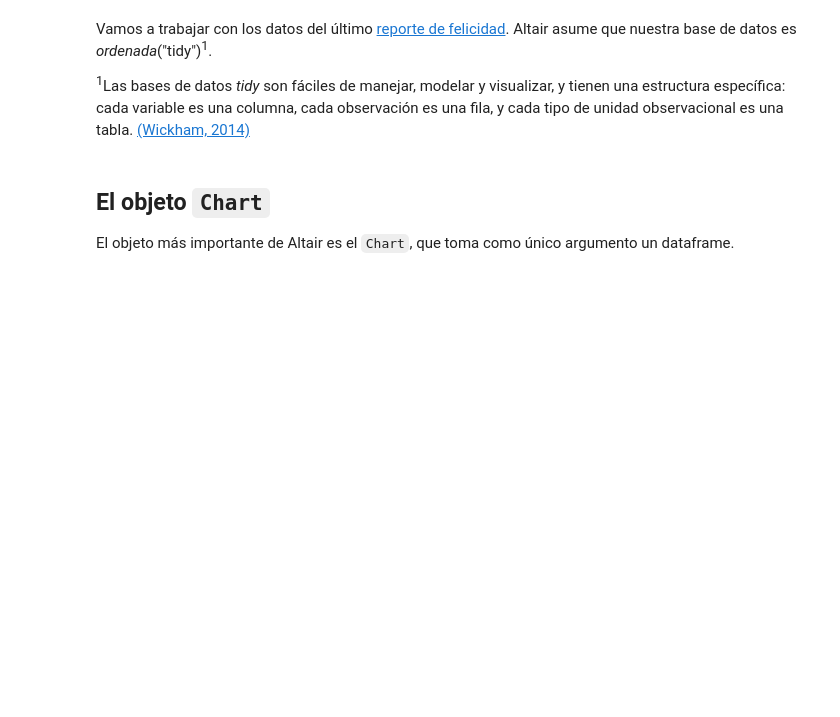
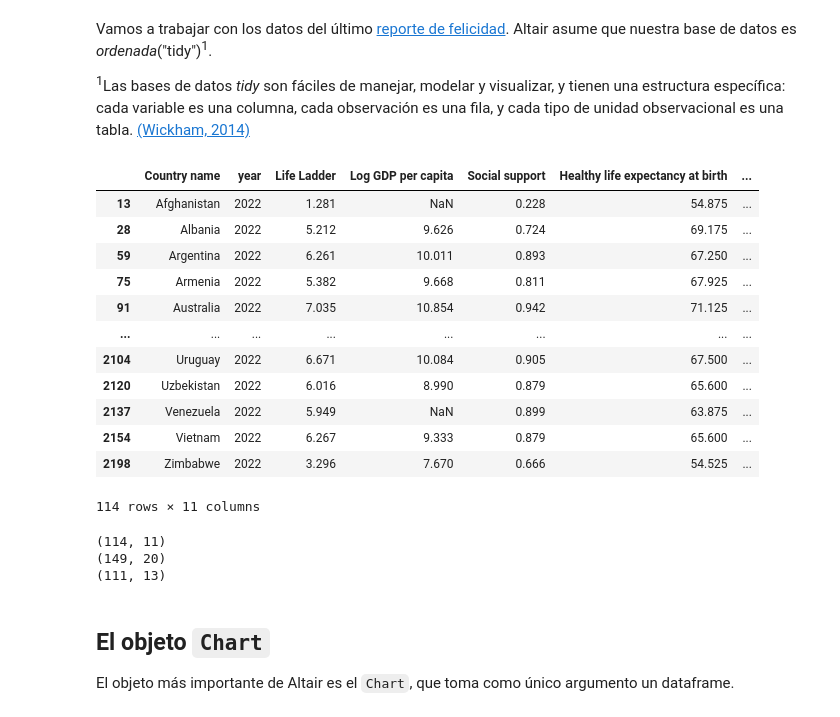
Before and after one commit to ccsuehara/python_para_las_ccss, a Jupyter notebook: Clase 5/Visualizacion_de_datos_1.ipynb, the cells around one changed output. Saved outputs shown, nothing was run; the diff lists cells and outputs as text; code cells hidden in the pictures; blank space fills up the shorter version.

```diff
--- a/Clase 5/Visualizacion_de_datos_1.ipynb
+++ b/Clase 5/Visualizacion_de_datos_1.ipynb
@@ -36,4 +38,26 @@ happy_all = pd.read_csv("./data/world-happiness-report-2023.csv")
 happy_23 = pd.read_csv("./data/world-happiness-report-2023-countries.csv")
 
 happy_21 = pd.read_csv("./data/world-happiness-report-2021.csv")
+# %%
+#happy_23.head(20)
+
+h_all_22 = happy_all[happy_all['year'] == 2022]
+
+
+
+#happy_21[['Country name', "Regional indicator" ]]
+# %% [output]
+|  | Country name | year | Life Ladder | Log GDP per capita | Social support | Healthy life expectancy at birth | ... |
+| 13 | Afghanistan | 2022 | 1.281 | NaN | 0.228 | 54.875 | ... |
+| 28 | Albania | 2022 | 5.212 | 9.626 | 0.724 | 69.175 | ... |
+| 59 | Argentina | 2022 | 6.261 | 10.011 | 0.893 | 67.250 | ... |
+| 75 | Armenia | 2022 | 5.382 | 9.668 | 0.811 | 67.925 | ... |
+| 91 | Australia | 2022 | 7.035 | 10.854 | 0.942 | 71.125 | ... |
+| ... | ... | ... | ... | ... | ... | ... | ... |
+| 2104 | Uruguay | 2022 | 6.671 | 10.084 | 0.905 | 67.500 | ... |
+| 2120 | Uzbekistan | 2022 | 6.016 | 8.990 | 0.879 | 65.600 | ... |
+| 2137 | Venezuela | 2022 | 5.949 | NaN | 0.899 | 63.875 | ... |
+| 2154 | Vietnam | 2022 | 6.267 | 9.333 | 0.879 | 65.600 | ... |
+| 2198 | Zimbabwe | 2022 | 3.296 | 7.670 | 0.666 | 54.525 | ... |
+114 rows × 11 columns
 # %%
@@ -43,6 +67,14 @@ happy = pd.merge(happy_all[happy_all['year'] == 2022],
                   #how  = "left",
                  how  = "inner",
                  indicator = True)
+# %%
+print(h_all_22.shape)
+print(happy_21.shape)
+print(happy.shape)
+# %% [output]
+(114, 11)
+(149, 20)
+(111, 13)
 # %% [markdown]
 ## El objeto `Chart`
 
```
Also changed, not shown: parts of 23 cells of this notebook, 6 other files.
